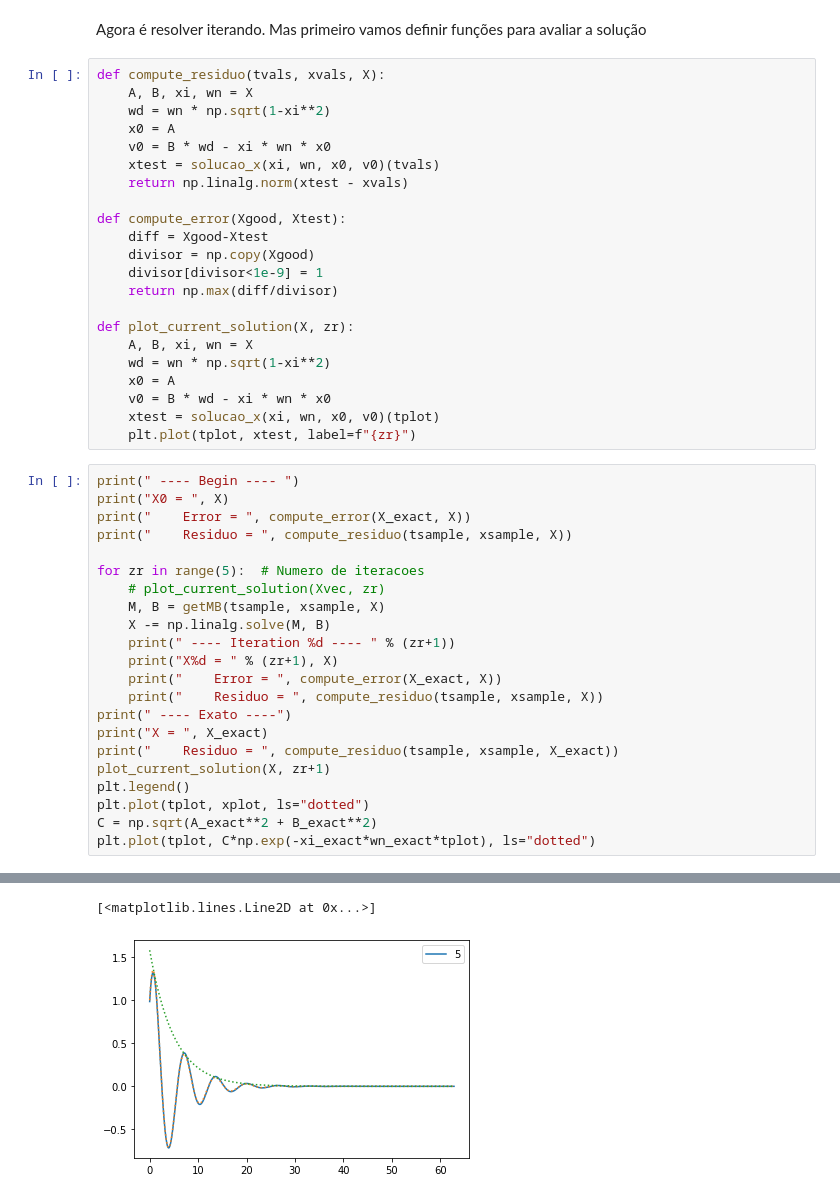
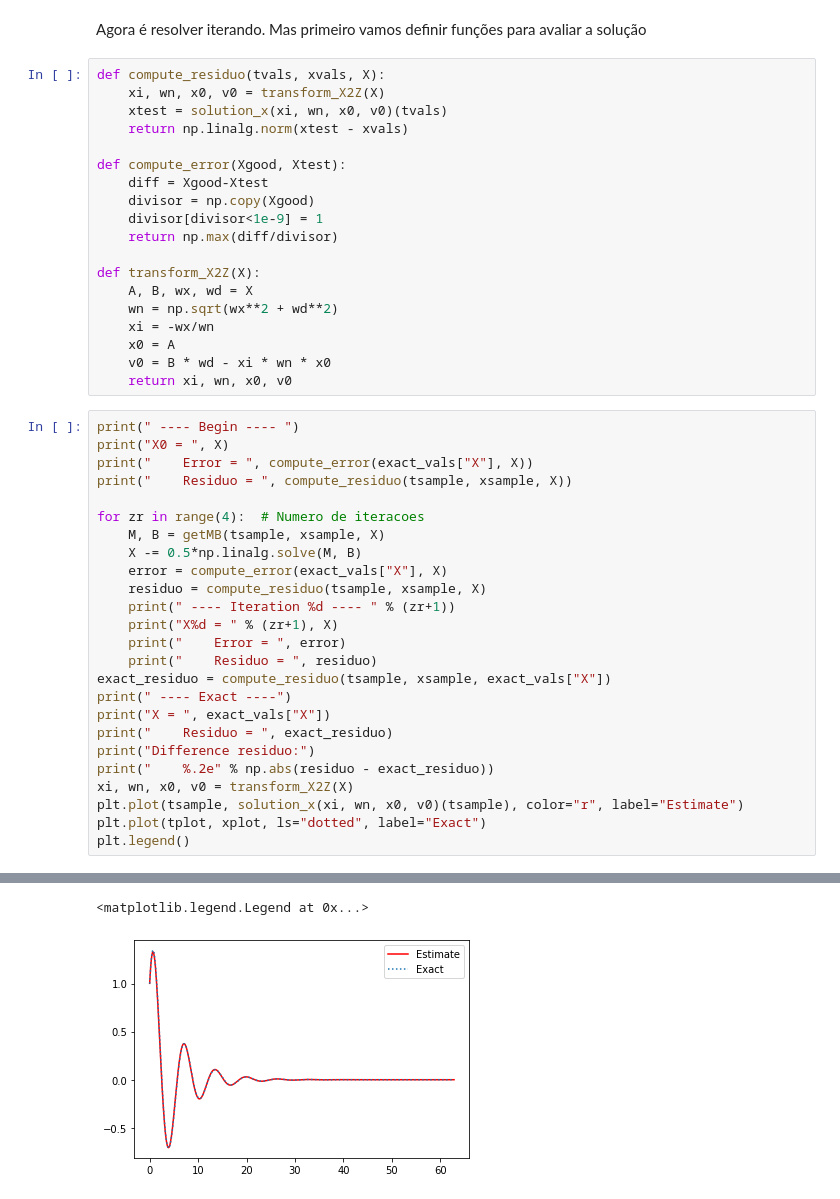
Before and after one commit to carlos-adir/UnB-Courses, a Jupyter notebook: vibracoes/estimar_parametros_oscilacao.ipynb, the cells around one changed output, grey strips where cells are left out. Drawn from its saved outputs; the diff is of its cells as text.

Commit message:
Finish file to estimate

```diff
--- a/vibracoes/estimar_parametros_oscilacao.ipynb
+++ b/vibracoes/estimar_parametros_oscilacao.ipynb
@@ -432,11 +496,8 @@ X estimado =  [0.93821634 1.09041577 0.1623033  0.9551168 ]
 Agora é resolver iterando. Mas primeiro vamos definir funções para avaliar a solução
 # %%
 def compute_residuo(tvals, xvals, X):
-    A, B, xi, wn = X
-    wd = wn * np.sqrt(1-xi**2)
-    x0 = A
-    v0 = B * wd - xi * wn * x0
-    xtest = solucao_x(xi, wn, x0, v0)(tvals)
+    xi, wn, x0, v0 = transform_X2Z(X)
+    xtest = solution_x(xi, wn, x0, v0)(tvals)
     return np.linalg.norm(xtest - xvals)
 
 def compute_error(Xgood, Xtest):
@@ -445,34 +506,37 @@ def compute_error(Xgood, Xtest):
     divisor[divisor<1e-9] = 1
     return np.max(diff/divisor)
 
-def plot_current_solution(X, zr):
-    A, B, xi, wn = X
-    wd = wn * np.sqrt(1-xi**2)
+def transform_X2Z(X):
+    A, B, wx, wd = X
+    wn = np.sqrt(wx**2 + wd**2)
+    xi = -wx/wn
     x0 = A
     v0 = B * wd - xi * wn * x0
-    xtest = solucao_x(xi, wn, x0, v0)(tplot)
-    plt.plot(tplot, xtest, label=f"{zr}")
+    return xi, wn, x0, v0
 # %%
 print(" ---- Begin ---- ")
 print("X0 = ", X)
-print("    Error = ", compute_error(X_exact, X))
+print("    Error = ", compute_error(exact_vals["X"], X))
 print("    Residuo = ", compute_residuo(tsample, xsample, X))
 
-for zr in range(5):  # Numero de iteracoes
-    # plot_current_solution(Xvec, zr)
+for zr in range(4):  # Numero de iteracoes
     M, B = getMB(tsample, xsample, X)
-    X -= np.linalg.solve(M, B)
+    X -= 0.5*np.linalg.solve(M, B)
+    error = compute_error(exact_vals["X"], X)
+    residuo = compute_residuo(tsample, xsample, X)
     print(" ---- Iteration %d ---- " % (zr+1))
     print("X%d = " % (zr+1), X)
-    print("    Error = ", compute_error(X_exact, X))
-    print("    Residuo = ", compute_residuo(tsample, xsample, X))
-print(" ---- Exato ----")
-print("X = ", X_exact)
-print("    Residuo = ", compute_residuo(tsample, xsample, X_exact))
-plot_current_solution(X, zr+1)
+    print("    Error = ", error)
+    print("    Residuo = ", residuo)
+exact_residuo = compute_residuo(tsample, xsample, exact_vals["X"])
+print(" ---- Exact ----")
+print("X = ", exact_vals["X"])
+print("    Residuo = ", exact_residuo)
+print("Difference residuo:")
+print("    %.2e" % np.abs(residuo - exact_residuo))
+xi, wn, x0, v0 = transform_X2Z(X)
+plt.plot(tsample, solution_x(xi, wn, x0, v0)(tsample), color="r", label="Estimate")
+plt.plot(tplot, xplot, ls="dotted", label="Exact")
 plt.legend()
-plt.plot(tplot, xplot, ls="dotted")
-C = np.sqrt(A_exact**2 + B_exact**2)
-plt.plot(tplot, C*np.exp(-xi_exact*wn_exact*tplot), ls="dotted")
 # %% [output]
  ---- Begin ----
@@ -495,2 +559,2 @@ X =  [1.         1.22474487 0.2        1.        ]
-[<matplotlib.lines.Line2D at 0x...>]
+<matplotlib.legend.Legend at 0x...>
-[figure, old version]
+[figure, new version]
```
Also changed, not shown: parts of 71 cells of this notebook.
